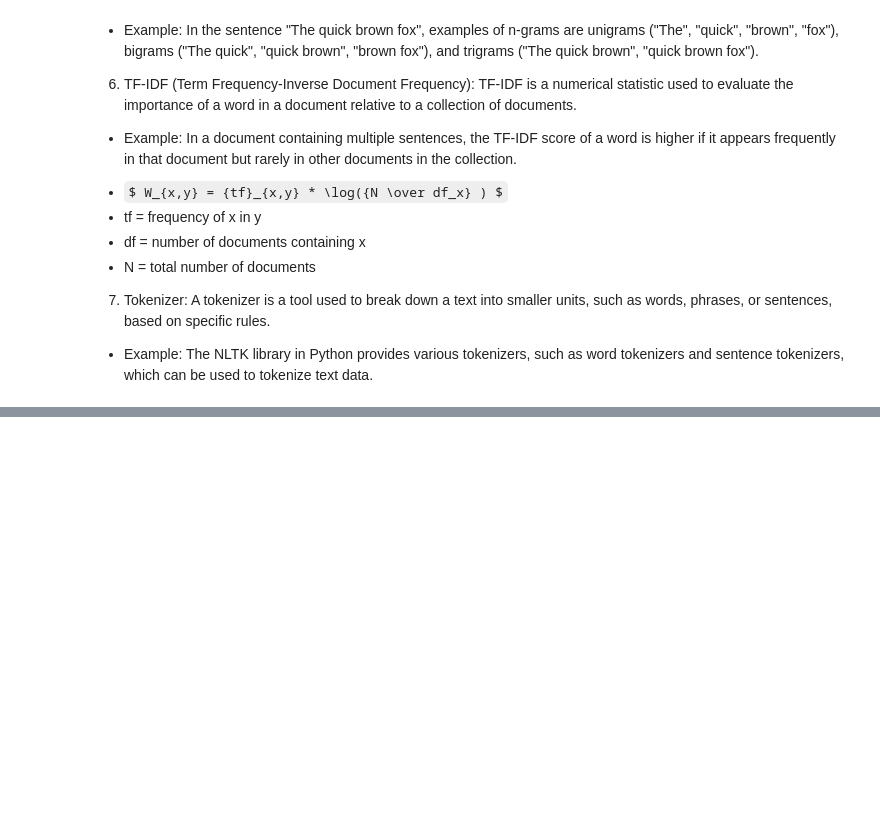
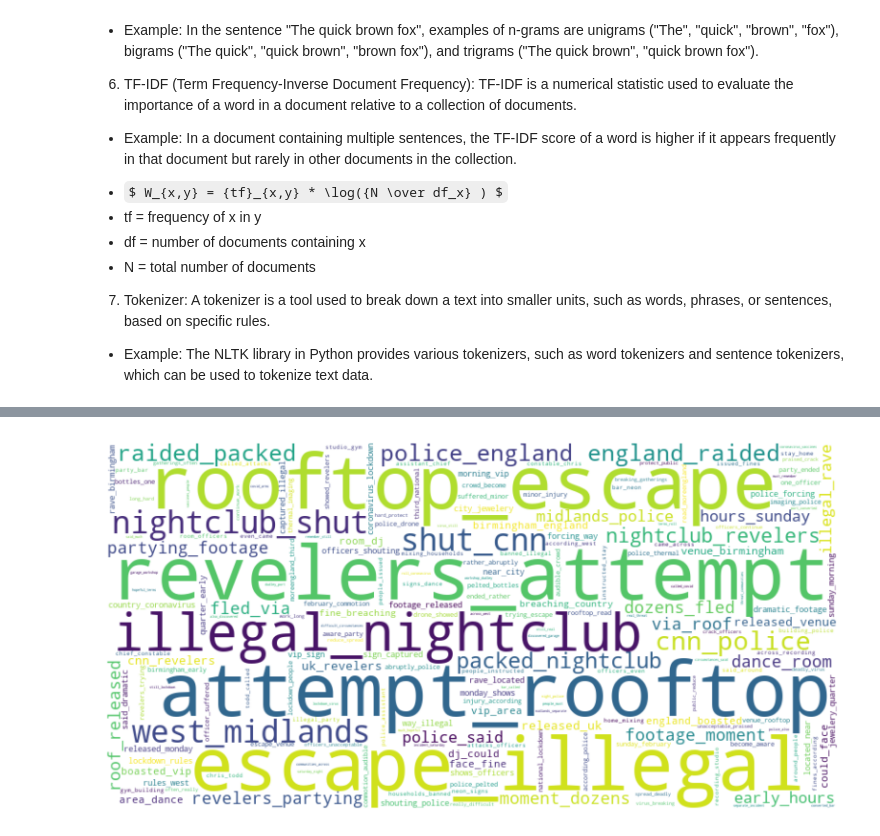
Before and after one commit to tchun91/NLP_Study, a Jupyter notebook: NLP_Study/02.nlp_basics.ipynb, the cells around one changed output, grey strips where cells are left out. Cells and saved outputs as stored; diff of their text form; code cells hidden in the pictures; some formulas as TeX source; blank space fills up the shorter version.

```diff
--- a/NLP_Study/02.nlp_basics.ipynb
+++ b/NLP_Study/02.nlp_basics.ipynb
@@ -102,0 +189,16 @@ NameError: name 'word_tokenize' is not defined
+# %%
+dict_fdist = {}
+for i in dict(fdist).keys():
+    dict_fdist['_'.join(i)] = fdist[i]
+# %%
+
+# Generate the word cloud
+wordcloud = WordCloud(width=800, height=400, background_color='white').generate_from_frequencies(dict_fdist)
+
+# Plot the word cloud
+plt.figure(figsize=(10, 5))
+plt.imshow(wordcloud, interpolation='bilinear')
+plt.axis('off')
+plt.show()
+# %% [output]
+[figure, added]
```
Also changed, not shown: parts of 35 cells of this notebook.
